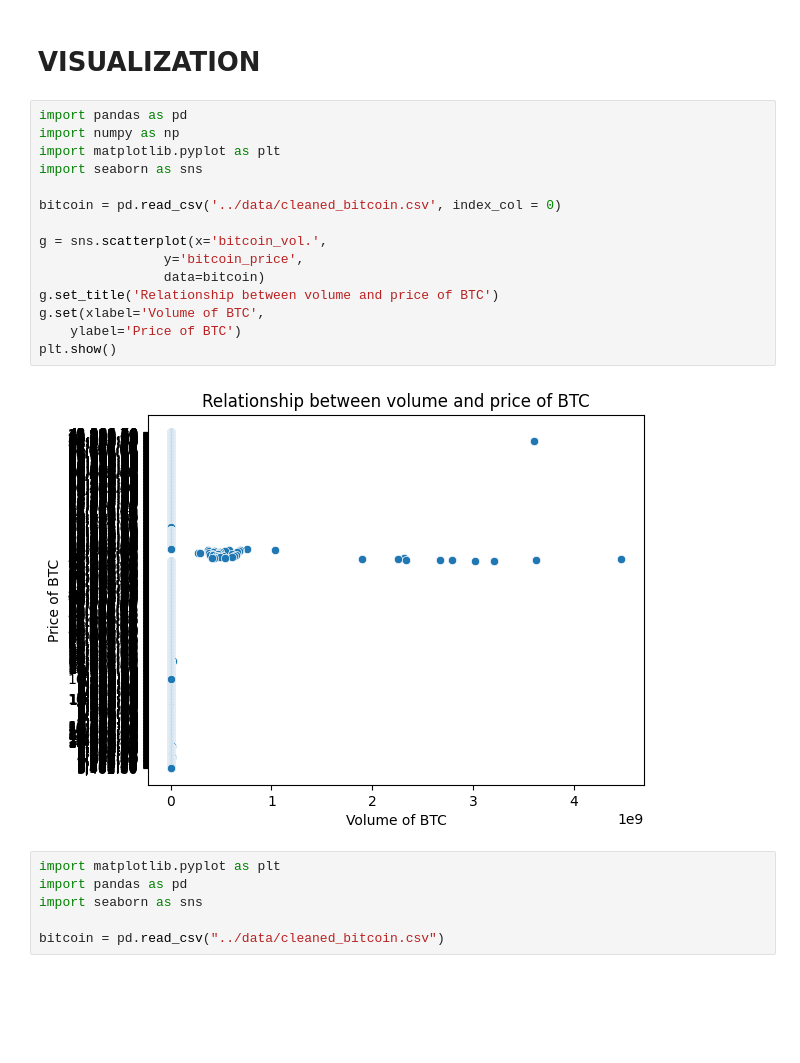
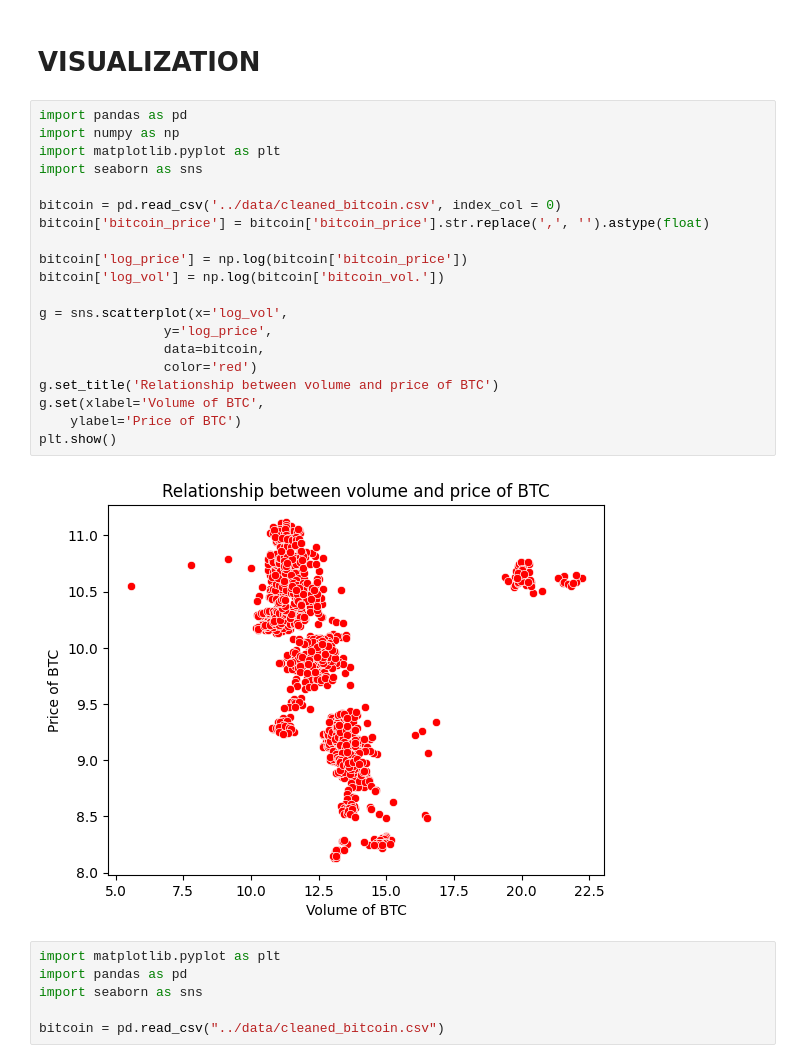
Before and after one commit to HABUDANHAYABK/Bitcoin-trends-analysis, a Jupyter notebook: notebooks/Visualization.ipynb, the cells around one changed output. Cells and saved outputs as stored; diff of their text form; blank space fills up the shorter version.

```diff
--- a/notebooks/Visualization.ipynb
+++ b/notebooks/Visualization.ipynb
@@ -3,20 +3,25 @@
 # %%
 import pandas as pd
 import numpy as np
 import matplotlib.pyplot as plt
 import seaborn as sns
 
 bitcoin = pd.read_csv('../data/cleaned_bitcoin.csv', index_col = 0)
+bitcoin['bitcoin_price'] = bitcoin['bitcoin_price'].str.replace(',', '').astype(float)
 
-g = sns.scatterplot(x='bitcoin_vol.',
-                y='bitcoin_price',
-                data=bitcoin)
+bitcoin['log_price'] = np.log(bitcoin['bitcoin_price'])
+bitcoin['log_vol'] = np.log(bitcoin['bitcoin_vol.'])
+
+g = sns.scatterplot(x='log_vol',
+                y='log_price',
+                data=bitcoin,
+                color='red')
 g.set_title('Relationship between volume and price of BTC')
 g.set(xlabel='Volume of BTC',
     ylabel='Price of BTC')
 plt.show()
 # %% [output]
-[figure, old version]
+[figure, new version]
 # %%
 import matplotlib.pyplot as plt
 import pandas as pd
```
